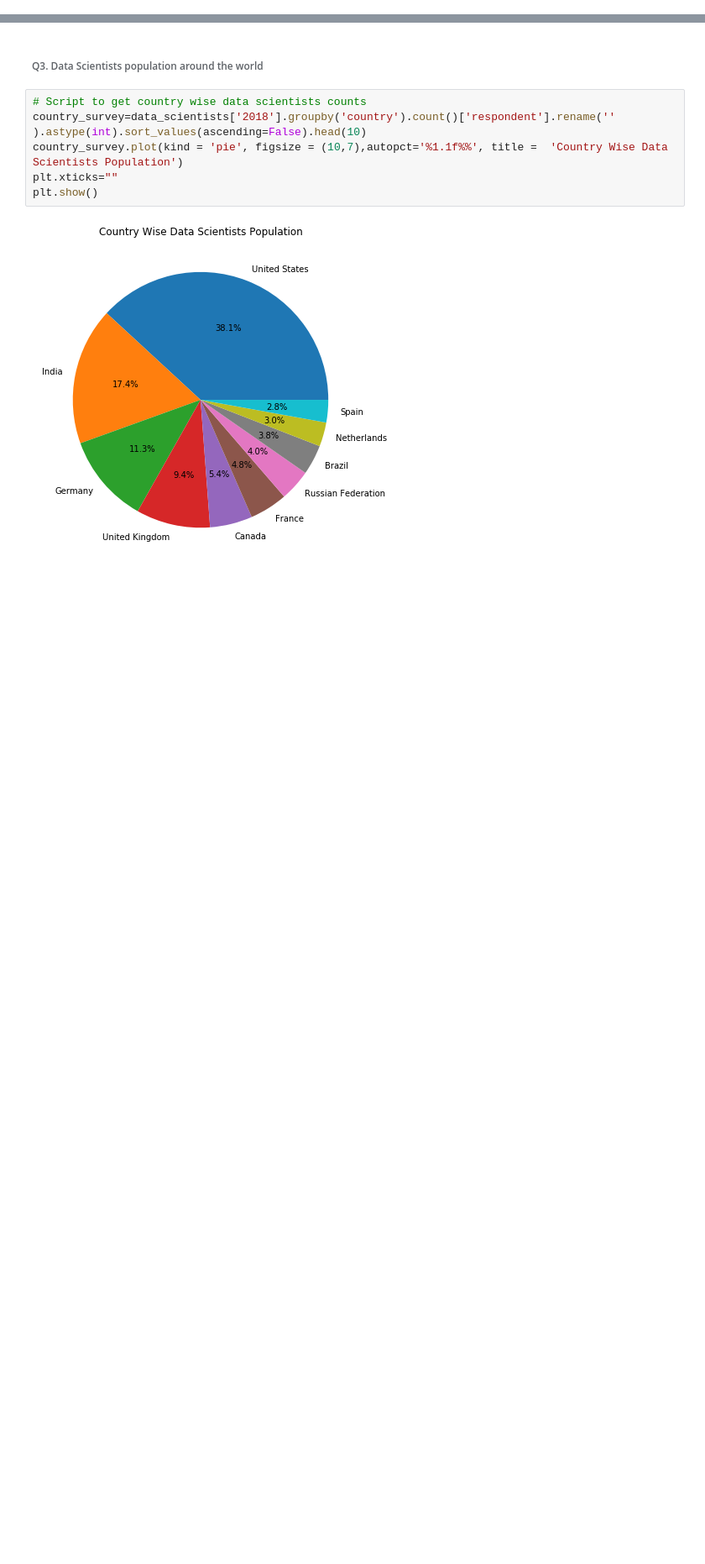
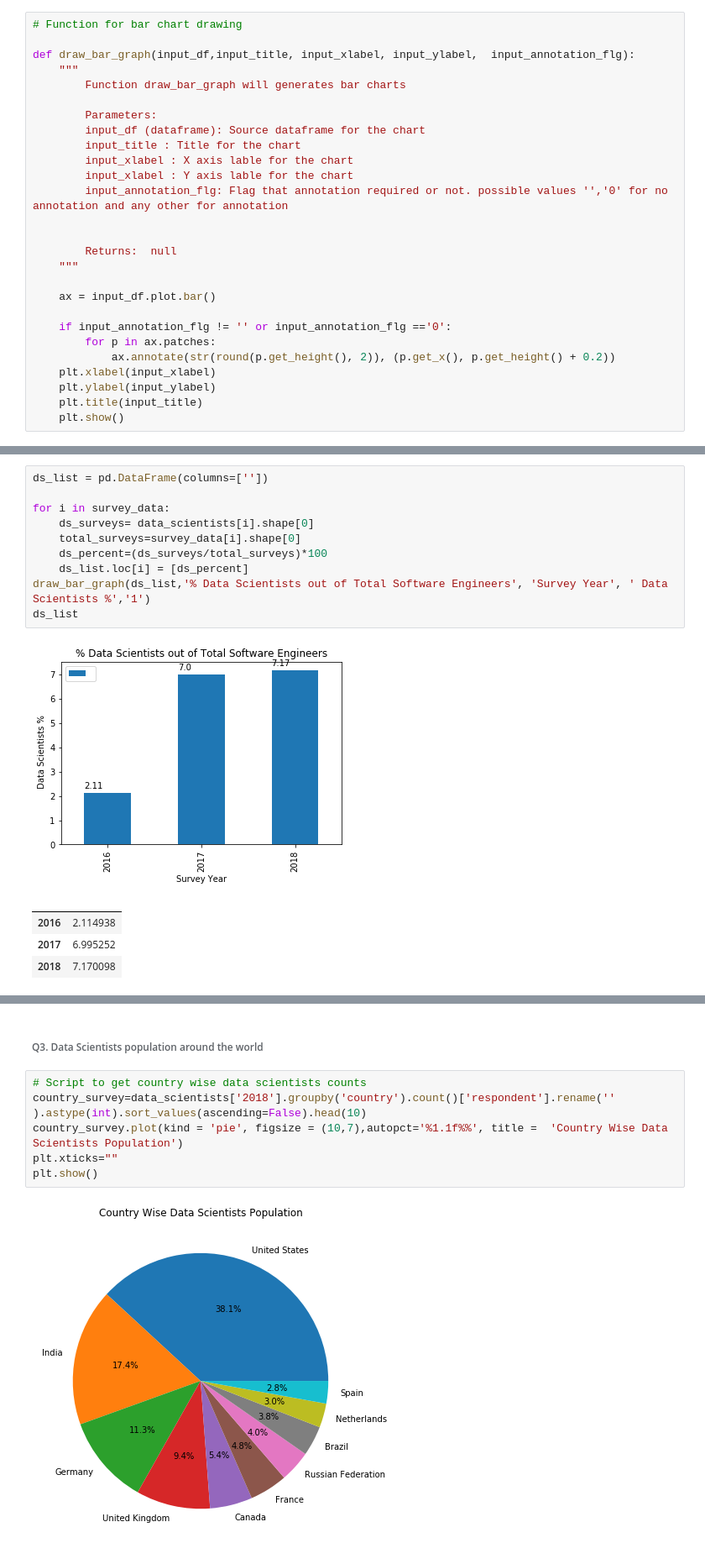
Before and after one commit to UmeshChandru/DataScientistsInsights, a Jupyter notebook: DataScientistSurvey.ipynb, the cells around one changed output, grey strips where cells are left out. Shown at 84% size. Saved outputs shown, nothing was run; the diff lists cells and outputs as text; blank space fills up the shorter version.

```diff
--- a/DataScientistSurvey.ipynb
+++ b/DataScientistSurvey.ipynb
@@ -129,0 +215,27 @@ plt.show()
+# %%
+# Function for bar chart drawing
+
+def draw_bar_graph(input_df,input_title, input_xlabel, input_ylabel,  input_annotation_flg):
+    """
+        Function draw_bar_graph will generates bar charts
+
+        Parameters:
+        input_df (dataframe): Source dataframe for the chart
+        input_title : Title for the chart
+        input_xlabel : X axis lable for the chart
+        input_xlabel : Y axis lable for the chart
+        input_annotation_flg: Flag that annotation required or not. possible values '','0' for no annotation and any other for annotation
+
+
+        Returns:  null
+    """
+
+    ax = input_df.plot.bar()
+
+    if input_annotation_flg != '' or input_annotation_flg =='0':
+        for p in ax.patches:
+            ax.annotate(str(round(p.get_height(), 2)), (p.get_x(), p.get_height() + 0.2))
+    plt.xlabel(input_xlabel)
+    plt.ylabel(input_ylabel)
+    plt.title(input_title)
+    plt.show()
@@ -129,0 +245,16 @@ plt.show()
+# %%
+ds_list = pd.DataFrame(columns=[''])
+
+for i in survey_data:
+    ds_surveys= data_scientists[i].shape[0]
+    total_surveys=survey_data[i].shape[0]
+    ds_percent=(ds_surveys/total_surveys)*100
+    ds_list.loc[i] = [ds_percent]
+draw_bar_graph(ds_list,'% Data Scientists out of Total Software Engineers', 'Survey Year', ' Data Scientists %','1')
+ds_list
+# %% [output]
+[figure, added]
+|  |  |
+| 2016 | 2.114938 |
+| 2017 | 6.995252 |
+| 2018 | 7.170098 |
```
Also changed, not shown: parts of 45 cells of this notebook.
